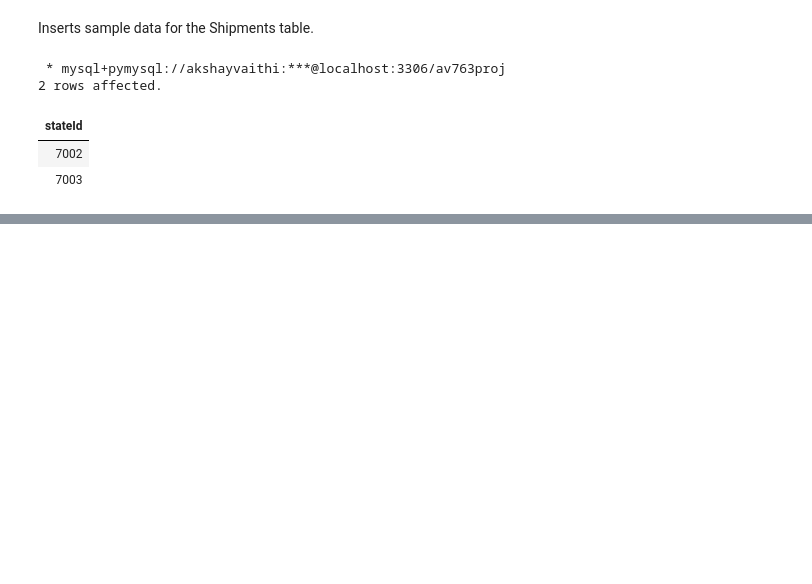
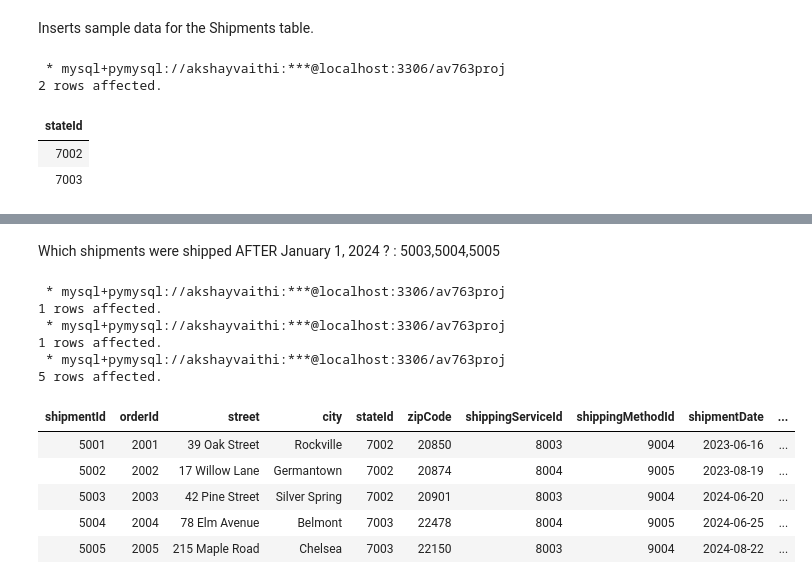
Before and after one commit to akshayvaithi/E-Commerce-Database-Project, a Jupyter notebook: eCommerceDatabase.ipynb, the cells around one changed output, grey strips where cells are left out. Cells and saved outputs as stored; diff of their text form; code cells hidden in the pictures; blank space fills up the shorter version.

```diff
--- a/eCommerceDatabase.ipynb
+++ b/eCommerceDatabase.ipynb
@@ -305,0 +444,22 @@ How many different states were products shipped to ? : 2
+# %% [markdown]
+Which shipments were shipped AFTER January 1, 2024 ? : 5003,5004,5005
+# %%
+query = """
+
+"""
+%sql {query} UPDATE Shipments SET zipCode = 22478 WHERE orderId= 2004
+%sql {query} UPDATE Shipments SET zipCode = 22150 WHERE orderId= 2005
+%sql {query} SELECT * FROM Shipments
+# %% [output]
+ * mysql+pymysql://akshayvaithi:***@localhost:3306/av763proj
+1 rows affected.
+ * mysql+pymysql://akshayvaithi:***@localhost:3306/av763proj
+1 rows affected.
+ * mysql+pymysql://akshayvaithi:***@localhost:3306/av763proj
+5 rows affected.
+| shipmentId | orderId | street | city | stateId | zipCode | shippingServiceId | shippingMethodId | shipmentDate | ... |
+| 5001 | 2001 | 39 Oak Street | Rockville | 7002 | 20850 | 8003 | 9004 | 2023-06-16 | ... |
+| 5002 | 2002 | 17 Willow Lane | Germantown | 7002 | 20874 | 8004 | 9005 | 2023-08-19 | ... |
+| 5003 | 2003 | 42 Pine Street | Silver Spring | 7002 | 20901 | 8003 | 9004 | 2024-06-20 | ... |
+| 5004 | 2004 | 78 Elm Avenue | Belmont | 7003 | 22478 | 8004 | 9005 | 2024-06-25 | ... |
+| 5005 | 2005 | 215 Maple Road | Chelsea | 7003 | 22150 | 8003 | 9004 | 2024-08-22 | ... |
```
Also changed, not shown: parts of 25 cells of this notebook.
